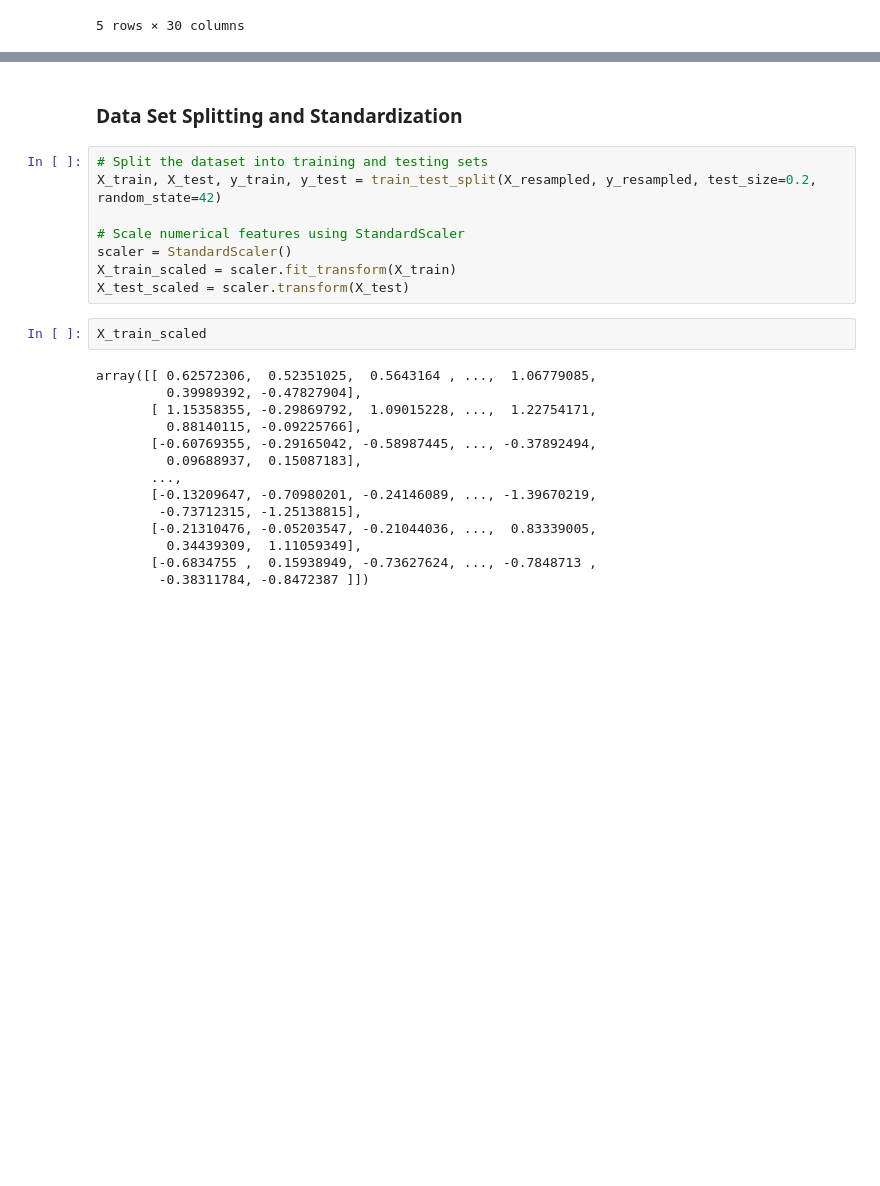
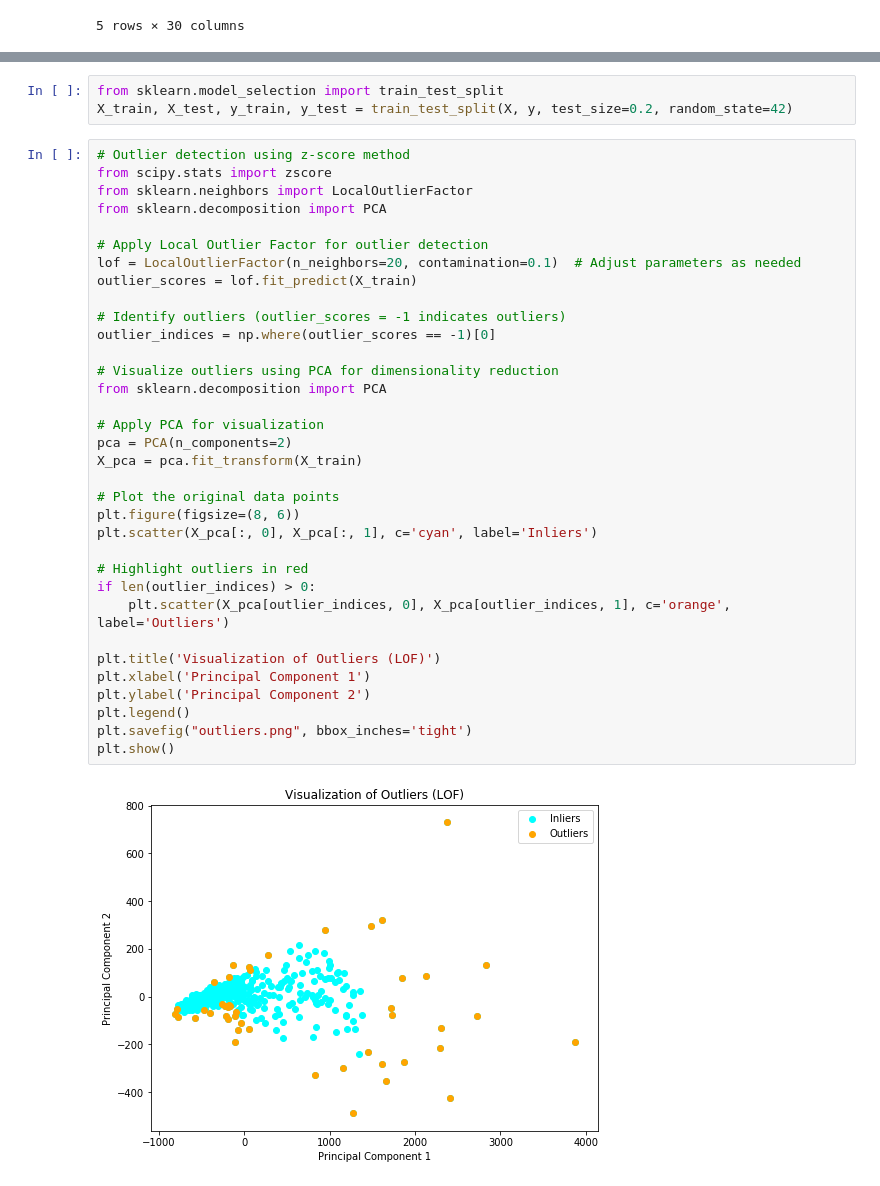
Before and after one commit to BuyingANew-Soul/Breast-Cancer-Wisconsin, a Jupyter notebook: breast-cancer-wisconsin.ipynb, the cells around one changed output, grey strips where cells are left out. Cells and saved outputs as stored; diff of their text form; blank space fills up the shorter version.

```diff
--- a/breast-cancer-wisconsin.ipynb
+++ b/breast-cancer-wisconsin.ipynb
@@ -228,26 +182,39 @@ plt.show()
-# %% [markdown]
-### Data Set Splitting and Standardization
-# %%
-# Split the dataset into training and testing sets
-X_train, X_test, y_train, y_test = train_test_split(X_resampled, y_resampled, test_size=0.2, random_state=42)
-
-# Scale numerical features using StandardScaler
-scaler = StandardScaler()
-X_train_scaled = scaler.fit_transform(X_train)
-X_test_scaled = scaler.transform(X_test)
-# %%
-X_train_scaled
-# %% [output]
-array([[ 0.62572306,  0.52351025,  0.5643164 , ...,  1.06779085,
-         0.39989392, -0.47827904],
-       [ 1.15358355, -0.29869792,  1.09015228, ...,  1.22754171,
-         0.88140115, -0.09225766],
-       [-0.60769355, -0.29165042, -0.58987445, ..., -0.37892494,
-         0.09688937,  0.15087183],
-       ...,
-       [-0.13209647, -0.70980201, -0.24146089, ..., -1.39670219,
-        -0.73712315, -1.25138815],
-       [-0.21310476, -0.05203547, -0.21044036, ...,  0.83339005,
-         0.34439309,  1.11059349],
-       [-0.6834755 ,  0.15938949, -0.73627624, ..., -0.7848713 ,
-        -0.38311784, -0.8472387 ]])
+# %%
+from sklearn.model_selection import train_test_split
+X_train, X_test, y_train, y_test = train_test_split(X, y, test_size=0.2, random_state=42)
+# %%
+# Outlier detection using z-score method
+from scipy.stats import zscore
+from sklearn.neighbors import LocalOutlierFactor
+from sklearn.decomposition import PCA
+
+# Apply Local Outlier Factor for outlier detection
+lof = LocalOutlierFactor(n_neighbors=20, contamination=0.1)  # Adjust parameters as needed
+outlier_scores = lof.fit_predict(X_train)
+
+# Identify outliers (outlier_scores = -1 indicates outliers)
+outlier_indices = np.where(outlier_scores == -1)[0]
+
+# Visualize outliers using PCA for dimensionality reduction
+from sklearn.decomposition import PCA
+
+# Apply PCA for visualization
+pca = PCA(n_components=2)
+X_pca = pca.fit_transform(X_train)
+
+# Plot the original data points
+plt.figure(figsize=(8, 6))
+plt.scatter(X_pca[:, 0], X_pca[:, 1], c='cyan', label='Inliers')
+
+# Highlight outliers in red
+if len(outlier_indices) > 0:
+    plt.scatter(X_pca[outlier_indices, 0], X_pca[outlier_indices, 1], c='orange', label='Outliers')
+
+plt.title('Visualization of Outliers (LOF)')
+plt.xlabel('Principal Component 1')
+plt.ylabel('Principal Component 2')
+plt.legend()
+plt.savefig("outliers.png", bbox_inches='tight')
+plt.show()
+# %% [output]
+[figure, added]
```
Also changed, not shown: parts of 30 cells of this notebook.
